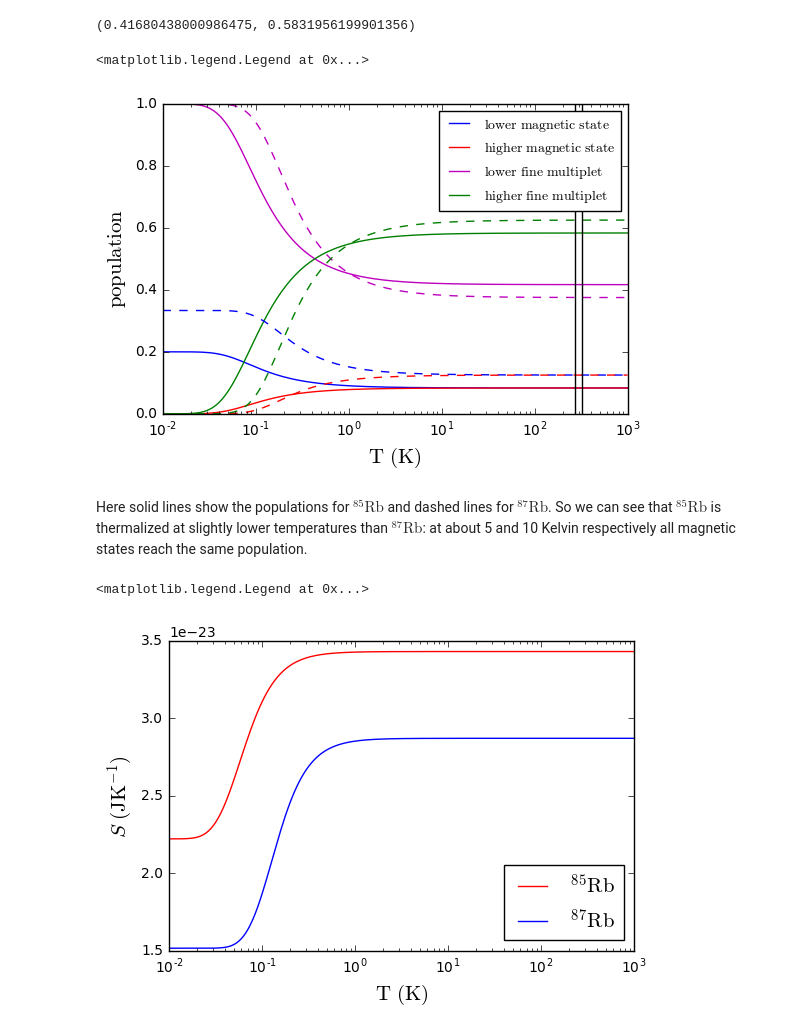
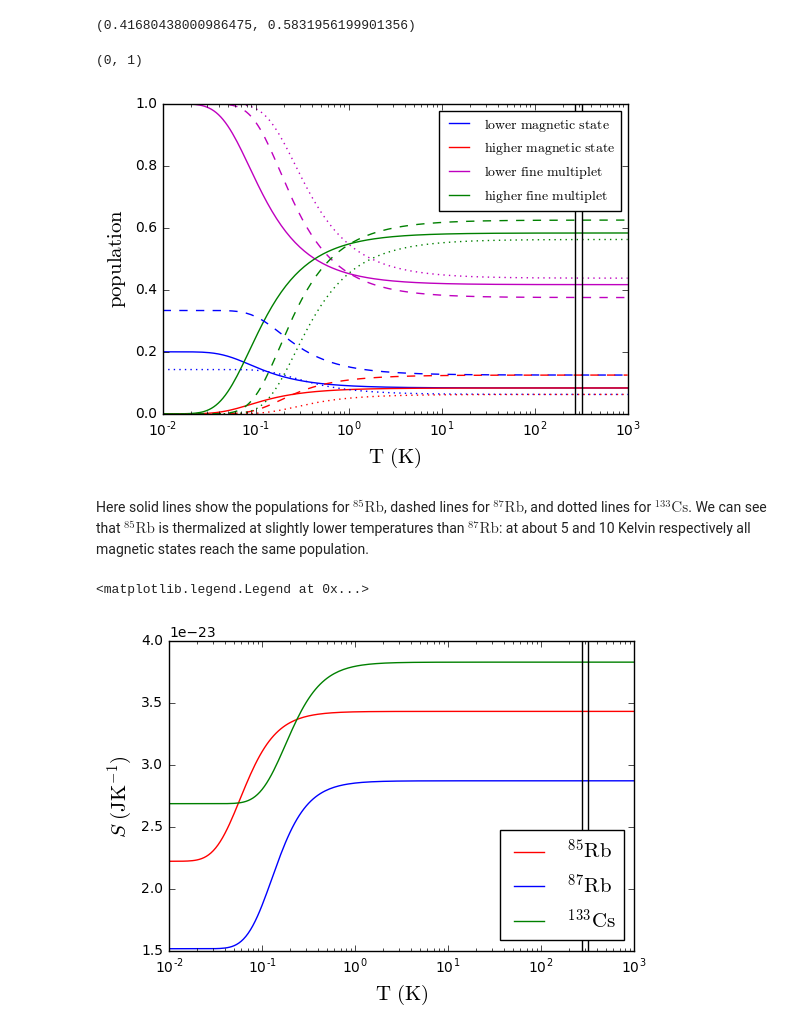
Before and after one commit to oscarlazoarjona/fast, a Jupyter notebook: fast-1.0/fast/notebooks/7 - Thermal States.ipynb, the cells around one changed output. Cells and saved outputs as stored; diff of their text form; code cells hidden in the pictures.

Commit message:
Added cesium to thermal states notebook.

```diff
--- a/fast-1.0/fast/notebooks/7 - Thermal States.ipynb
+++ b/fast-1.0/fast/notebooks/7 - Thermal States.ipynb
@@ -134,8 +142,9 @@ def pops(T,E,element,iso):
 from numpy import logspace,array
 T=logspace(-2,3,201)
 # %%
-E85=get_energies("Rb",85)
-E87=get_energies("Rb",87)
+E85 =get_energies("Rb",85)
+E87 =get_energies("Rb",87)
+E133=get_energies("Cs",133)
 # %%
 dat=array([pops(Ti,E85,"Rb",85) for Ti in T])
 p185=list(dat[:,0])
@@ -148,6 +157,12 @@ p187=list(dat[:,0])
 p287=list(dat[:,1])
 P187=list(dat[:,2])
 P287=list(dat[:,3])
+# %%
+dat=array([pops(Ti,E133,"Cs",133) for Ti in T])
+p1133=list(dat[:,0])
+p2133=list(dat[:,1])
+P1133=list(dat[:,2])
+P2133=list(dat[:,3])
 # %%
 show_mot_temperature=False
 if show_mot_temperature:
@@ -180,6 +195,12 @@ pyplot.semilogx(T,p287,"r--")
 pyplot.semilogx(T,P187,"m--")
 pyplot.semilogx(T,P287,"g--")
 
+pyplot.semilogx(T,p1133,"b:")
+pyplot.semilogx(T,p2133,"r:")
+pyplot.semilogx(T,P1133,"m:")
+pyplot.semilogx(T,P2133,"g:")
+
+
 pyplot.semilogx([273.15,273.15],[0,1],"k")
 pyplot.semilogx([273.15+50,273.15+50],[0,1],"k")
 if show_mot_temperature: pyplot.semilogx([T_Doppler,T_Doppler],[0,1],"k")
@@ -187,29 +208,38 @@ if show_mot_temperature: pyplot.semilogx([T_Doppler,T_Doppler],[0,1],"k")
 pyplot.ylabel(r"$\mathrm{population}$",fontsize=15)
 pyplot.xlabel(r"$\mathrm{T} \ \mathrm{(K)}$",fontsize=15)
 pyplot.legend(fontsize=10)
+
+pyplot.ylim([0,1])
 # %% [output]
-<matplotlib.legend.Legend at 0x...>
+(0, 1)
-[figure, old version]
+[figure, new version]
 # %% [markdown]
-Here solid lines show the populations for $^{85}\mathrm{Rb}$ and dashed lines for $^{87}\mathrm{Rb}$. So we can see that $^{85}\mathrm{Rb}$ is thermalized at slightly lower temperatures than $^{87}\mathrm{Rb}$: at about 5 and 10 Kelvin respectively all magnetic states reach the same population.
+Here solid lines show the populations for $^{85}\mathrm{Rb}$, dashed lines for $^{87}\mathrm{Rb}$, and dotted lines for $^{133}\mathrm{Cs}$. We can see that $^{85}\mathrm{Rb}$ is thermalized at slightly lower temperatures than $^{87}\mathrm{Rb}$: at about 5 and 10 Kelvin respectively all magnetic states reach the same population.
 # %%
 def entropy(p1,p2,iso):
-    if iso==85:
+    if iso==133:
+        n1=7; n2=9
+    elif iso==85:
         n1=5; n2=7
-    else:
+    elif iso==87:
         n1=3; n2=5
     return - kB*(n1*p1*log(p1) + n2*p2*log(p2))
 # %%
-S85=[entropy(p185[i],p285[i],85) for i in range(len(p185))]
-S87=[entropy(p187[i],p287[i],87) for i in range(len(p187))]
+S85 =[entropy(p185[i], p285[i], 85) for i in range(len(p185))]
+S87 =[entropy(p187[i], p287[i], 87) for i in range(len(p187))]
+S133=[entropy(p1133[i],p2133[i],133) for i in range(len(p187))]
 # %%
 pyplot.close("all")
-pyplot.semilogx(T,S85,"r",label=r"$^{85} \mathrm{Rb}$")
-pyplot.semilogx(T,S87,"b",label=r"$^{87} \mathrm{Rb}$")
+pyplot.semilogx(T,S85, "r",label=r"$^{85}  \mathrm{Rb}$")
+pyplot.semilogx(T,S87, "b",label=r"$^{87}  \mathrm{Rb}$")
+pyplot.semilogx(T,S133,"g",label=r"$^{133} \mathrm{Cs}$")
+
+pyplot.semilogx([273.15,273.15]      ,[1.5e-23,4e-23],"k")
+pyplot.semilogx([273.15+50,273.15+50],[1.5e-23,4e-23],"k")
 
 pyplot.ylabel(r"$S \ \mathrm{(J K^{-1})}$",fontsize=15)
 pyplot.xlabel(r"$\mathrm{T} \ \mathrm{(K)}$",fontsize=15)
 pyplot.legend(fontsize=15,loc=4)
 # %% [output]
 <matplotlib.legend.Legend at 0x...>
-[figure, old version]
+[figure, new version]
```
Also changed, not shown: parts of 2 cells of this notebook.
